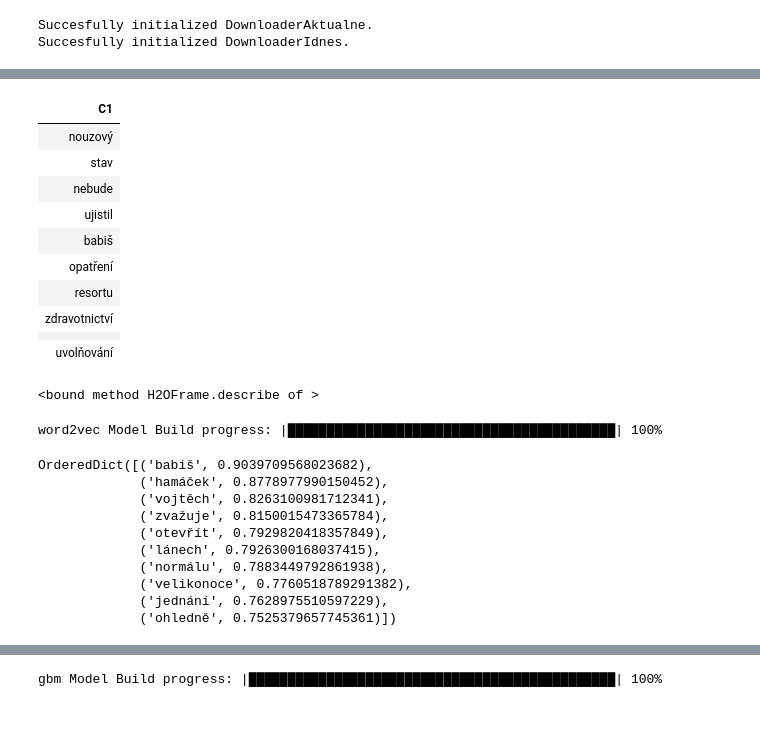
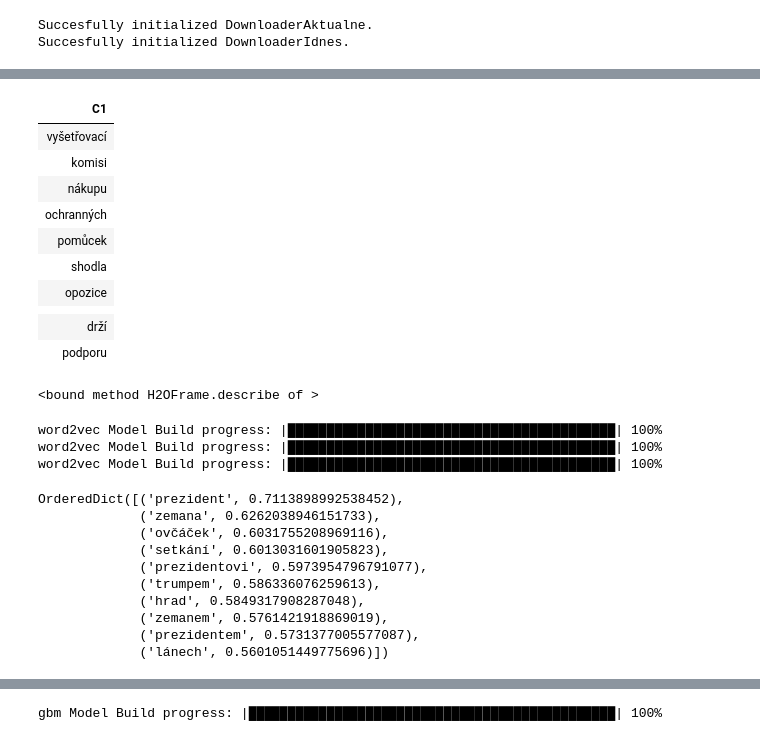
Before and after one commit to azeretm/Python-News-Project, a Jupyter notebook: HeadlinesAnalysis.ipynb, the cells around one changed output, grey strips where cells are left out. Drawn from its saved outputs; the diff is of its cells as text; code cells hidden in the pictures.

```diff
--- a/HeadlinesAnalysis.ipynb
+++ b/HeadlinesAnalysis.ipynb
@@ -85,6 +93,9 @@ df_headlines = pd.concat([headlines_aktualne, headlines_idnes], ignore_index=Tru
 # Convert pd.DataFrame to H2O DataFrame
 headlines = h2o.H2OFrame(df_headlines)
 
+headlines_aktualne = h2o.H2OFrame(headlines_aktualne)
+headlines_idnes = h2o.H2OFrame(headlines_idnes)
+
 # Check data
 pd.concat([df_headlines[:5], df_headlines[-5:]])
 # %% [output]
@@ -124,36 +139,48 @@ def tokenize(sentences, stop_word = STOP_WORDS):
 # %%
 # Breaks down the string to sequence of words
 words = tokenize(headlines["headline"])
+
+words_aktualne = tokenize(headlines_aktualne["headline"])
+words_idnes = tokenize(headlines_idnes["headline"])
+
 words.describe
 # %% [output]
 | C1 |
-| nouzový |
-| stav |
-| nebude |
-| ujistil |
-| babiš |
-| opatření |
-| resortu |
-| zdravotnictví |
+| vyšetřovací |
+| komisi |
+| nákupu |
+| ochranných |
+| pomůcek |
+| shodla |
+| opozice |
 |  |
-| uvolňování |
+| drží |
+| podporu |
 <bound method H2OFrame.describe of >
 # %%
 # Builds word2vec model
 w2v_model = H2OWord2vecEstimator(sent_sample_rate = 0.0, epochs = 10)
 w2v_model.train(training_frame=words)
+
+w2v_model_aktualne = H2OWord2vecEstimator(sent_sample_rate = 0.0, epochs = 10)
+w2v_model_aktualne.train(training_frame=words_aktualne)
+
+w2v_model_idnes = H2OWord2vecEstimator(sent_sample_rate = 0.0, epochs = 10)
+w2v_model_idnes.train(training_frame=words_idnes)
 # %% [output]
 word2vec Model Build progress: |██████████████████████████████████████████| 100%
+word2vec Model Build progress: |██████████████████████████████████████████| 100%
+word2vec Model Build progress: |██████████████████████████████████████████| 100%
 # %%
-w2v_model.find_synonyms("zeman", count = 10)
+w2v_model_aktualne.find_synonyms("zeman", count = 10)
 # %% [output]
-OrderedDict([('babiš', 0.9039709568023682),
-             ('hamáček', 0.8778977990150452),
-             ('vojtěch', 0.8263100981712341),
-             ('zvažuje', 0.8150015473365784),
-             ('otevřít', 0.7929820418357849),
-             ('lánech', 0.7926300168037415),
-             ('normálu', 0.7883449792861938),
-             ('velikonoce', 0.7760518789291382),
-             ('jednání', 0.7628975510597229),
-             ('ohledně', 0.7525379657745361)])
+OrderedDict([('prezident', 0.7113898992538452),
+             ('zemana', 0.6262038946151733),
+             ('ovčáček', 0.6031755208969116),
+             ('setkání', 0.6013031601905823),
+             ('prezidentovi', 0.5973954796791077),
+             ('trumpem', 0.586336076259613),
+             ('hrad', 0.5849317908287048),
+             ('zemanem', 0.5761421918869019),
+             ('prezidentem', 0.5731377005577087),
+             ('lánech', 0.5601051449775696)])
```
Also changed, not shown: parts of 7 cells of this notebook, 6 other files.
